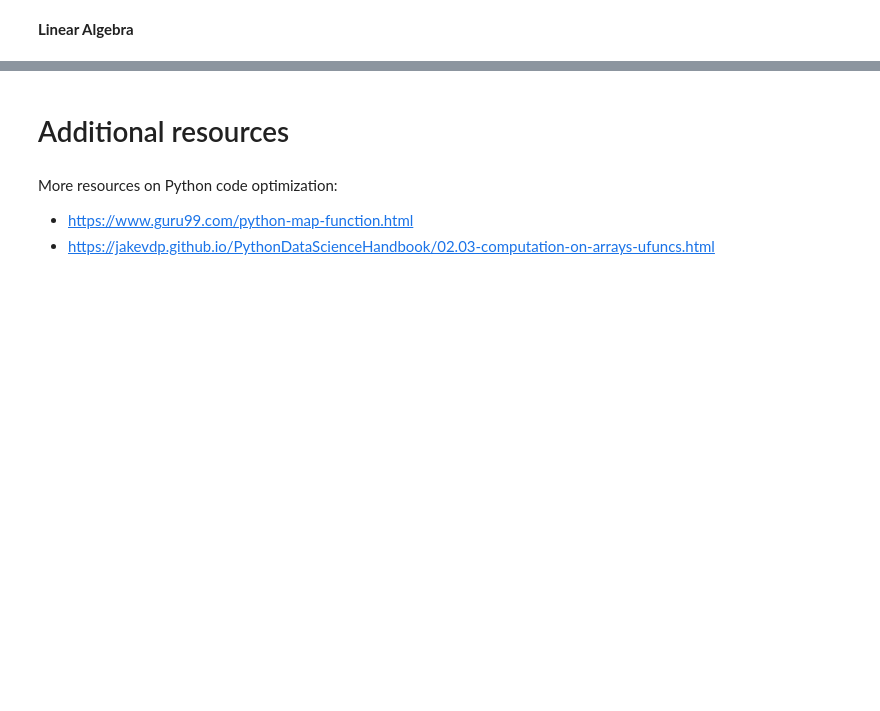
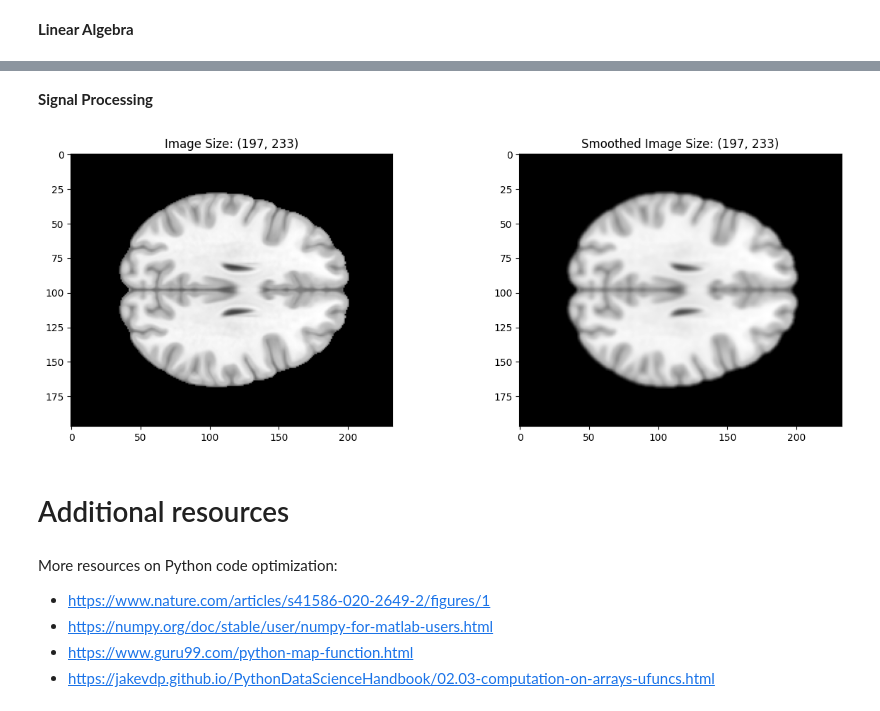
Before and after one commit to neurodatascience/QLS-course-materials, a Jupyter notebook: Lectures/2024/05_numpy_scipy/lecture/numpy-walkthrough.ipynb, the cells around one changed output, grey strips where cells are left out. Drawn from its saved outputs; the diff is of its cells as text; code cells hidden in the pictures; blank space fills up the shorter version.

Commit message:
updated numpy lecture notebook based on feedback

```diff
--- a/Lectures/2024/05_numpy_scipy/lecture/numpy-walkthrough.ipynb
+++ b/Lectures/2024/05_numpy_scipy/lecture/numpy-walkthrough.ipynb
@@ -199,7 +197,4 @@ Other NumPy functions also provide similar speed-ups compared to list operations
 # %%
 %%timeit
-s = 0
-for x in numbers:
-    s += x
-s
+inverses_comp = [1 / x for x in numbers]
 # %% [output]
@@ -214,5 +201,0 @@ import math
-# %%
-%%timeit
-numbers_log = []
-for x in numbers:
-    numbers_log += [math.log(1 + x)]
@@ -386,6 +474,30 @@ plt.plot(x, pdf);
+# %% [markdown]
+**Signal Processing**
+# %%
+from scipy.signal import convolve2d
+
+# Load up an image
+image = np.load("../exercises/images.npz")
+
+# Define a 3x3 smoothing kernel
+kernel = np.ones((3,3))/9
+
+# Apply the kernel to the matrix using convolution
+result = convolve2d(image['mni_template'], kernel, mode='same', boundary='fill', fillvalue=0)
+
+fig, axes = plt.subplots(1,2, figsize=(15,5))
+axes[0].set_title(f"Image Size: {image['mni_template'].shape}")
+axes[0].imshow(image['mni_template'],cmap='gray')
+
+axes[1].set_title(f"Smoothed Image Size: {result.shape}")
+axes[1].imshow(result,cmap='gray');
+# %% [output]
+[figure, added]
 # %% [markdown]
 # Additional resources
 # %% [markdown]
 More resources on Python code optimization:
+* https://www.nature.com/articles/s41586-020-2649-2/figures/1
+* https://numpy.org/doc/stable/user/numpy-for-matlab-users.html
 * https://www.guru99.com/python-map-function.html
 * https://jakevdp.github.io/PythonDataScienceHandbook/02.03-computation-on-arrays-ufuncs.html
```
Also changed, not shown: parts of 32 cells of this notebook.
